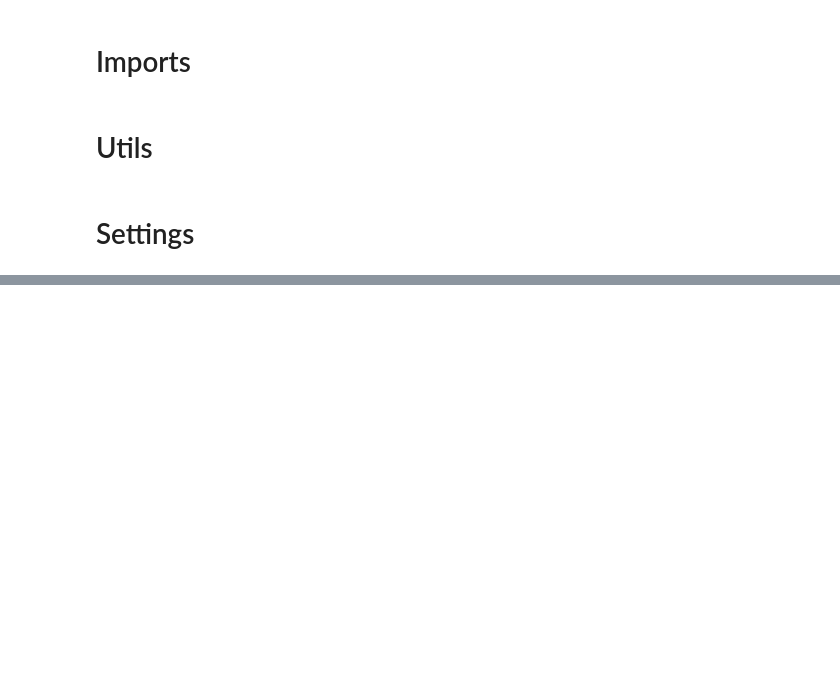
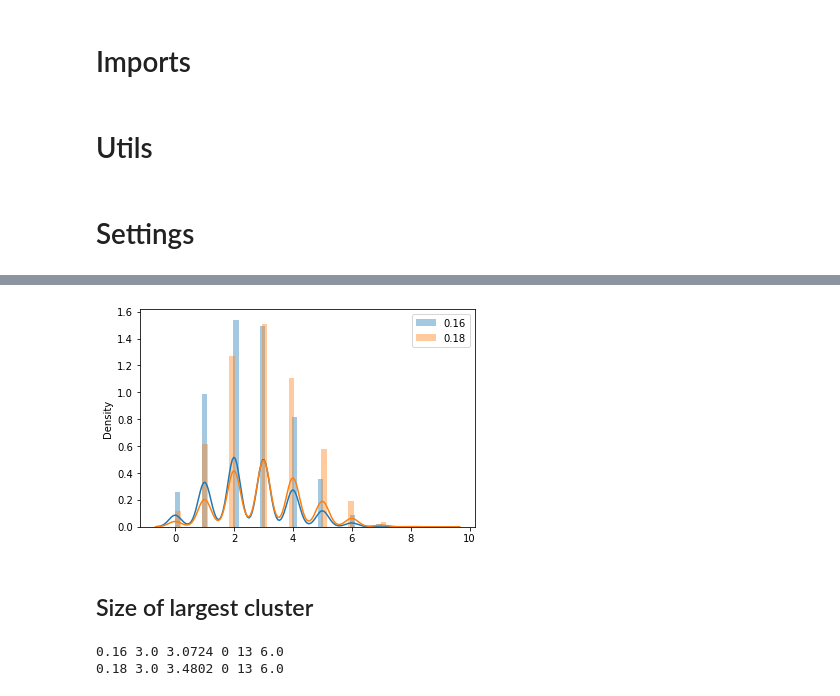
Before and after one commit to andreasfragner/qa-dna-batch-testing, a Jupyter notebook: notebooks/prototyping.ipynb, the cells around one changed output, grey strips where cells are left out. Drawn from its saved outputs; the diff is of its cells as text; code cells hidden in the pictures; blank space fills up the shorter version.

```diff
--- a/notebooks/prototyping.ipynb
+++ b/notebooks/prototyping.ipynb
@@ -135,0 +128,2 @@ num_positive, len(cluster_labels), cluster_sizes.max()
+# %%
+col = 1
@@ -135,0 +137,8 @@ num_positive, len(cluster_labels), cluster_sizes.max()
+# %%
+for key, data in results.items():
+    sns.distplot(data[:, col], label=key)
+    plt.legend()
+# %% [output]
+[figure, added]
+# %% [markdown]
+## Size of largest cluster
@@ -135,0 +147,7 @@ num_positive, len(cluster_labels), cluster_sizes.max()
+# %%
+for key, data in results.items():
+    print(key, np.median(data[:, col]), np.mean(data[:, col]), np.min(data[:, col]), np.max(data[:, col]),
+          np.percentile(data[:, col], 95))
+# %% [output]
+0.16 3.0 3.0724 0 13 6.0
+0.18 3.0 3.4802 0 13 6.0
```
Also changed, not shown: parts of 38 cells of this notebook, 4 other files.
